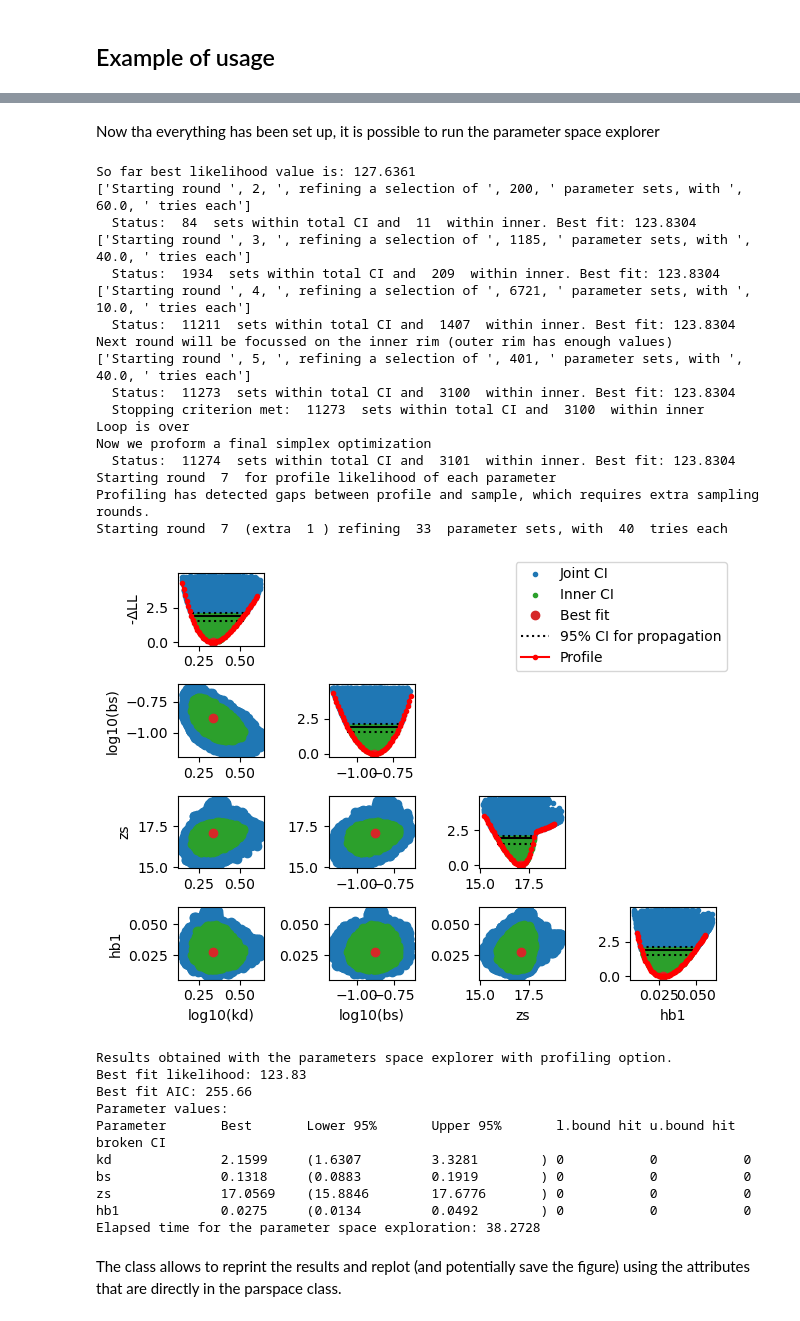
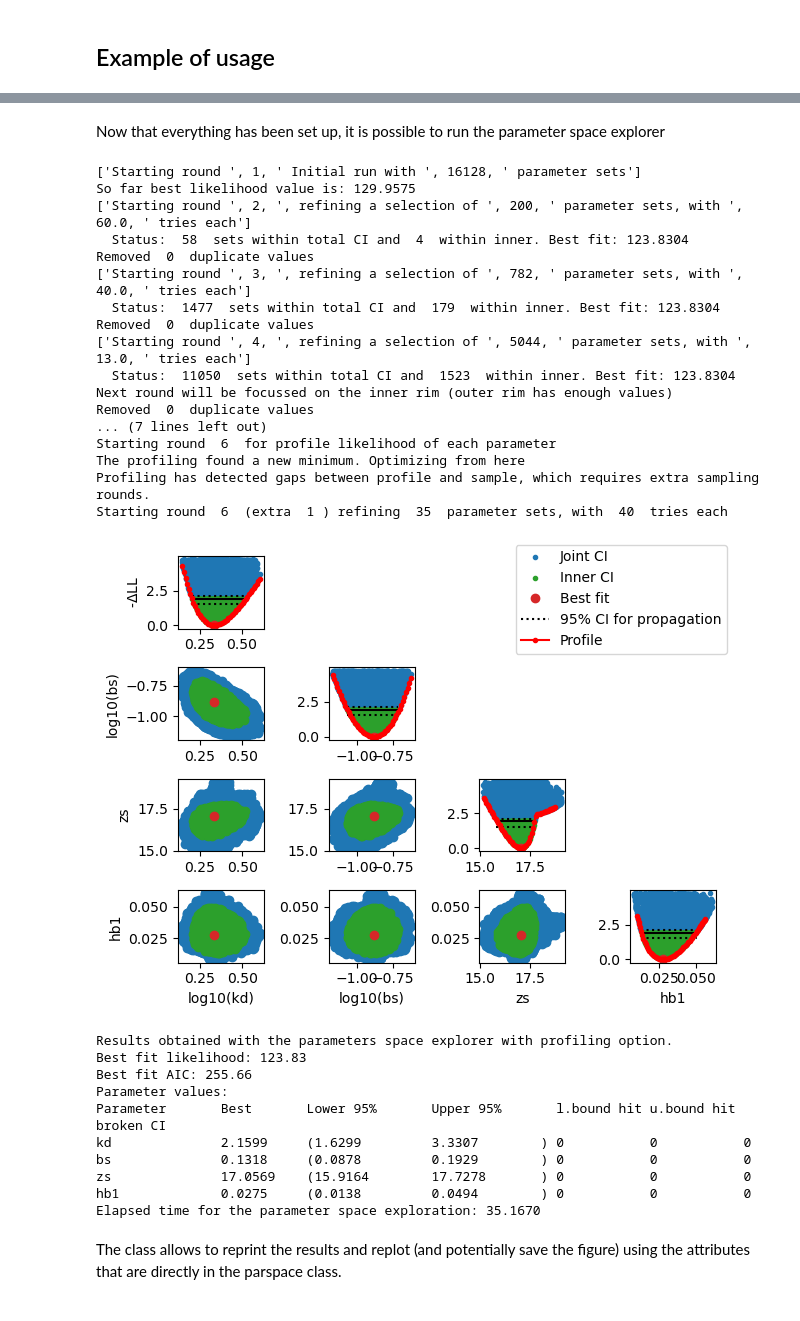
Before and after one commit to ibacon-GmbH-Modelling/pyGUTSred, a Jupyter notebook: use_example.ipynb, the cells around one changed output, grey strips where cells are left out. Drawn from its saved outputs; the diff is of its cells as text; code cells hidden in the pictures.

```diff
--- a/use_example.ipynb
+++ b/use_example.ipynb
@@ -100,36 +105,36 @@ setup the parameter space explorer
 # %% [markdown]
-Now tha everything has been set up, it is possible to run the parameter space explorer
+Now that everything has been set up, it is possible to run the parameter space explorer
 # %%
-SDfit.run_and_time_parspace()
+SDfit.run_and_time_parspace(batchmode=False,savefig=False)
 # %% [output]
-So far best likelihood value is: 127.6361
+['Starting round ', 1, ' Initial run with ', 16128, ' parameter sets']
+So far best likelihood value is: 129.9575
 ['Starting round ', 2, ', refining a selection of ', 200, ' parameter sets, with ', 60.0, ' tries each']
-  Status:  84  sets within total CI and  11  within inner. Best fit: 123.8304
-['Starting round ', 3, ', refining a selection of ', 1185, ' parameter sets, with ', 40.0, ' tries each']
-  Status:  1934  sets within total CI and  209  within inner. Best fit: 123.8304
-['Starting round ', 4, ', refining a selection of ', 6721, ' parameter sets, with ', 10.0, ' tries each']
-  Status:  11211  sets within total CI and  1407  within inner. Best fit: 123.8304
+  Status:  58  sets within total CI and  4  within inner. Best fit: 123.8304
+Removed  0  duplicate values
+['Starting round ', 3, ', refining a selection of ', 782, ' parameter sets, with ', 40.0, ' tries each']
+  Status:  1477  sets within total CI and  179  within inner. Best fit: 123.8304
+Removed  0  duplicate values
+['Starting round ', 4, ', refining a selection of ', 5044, ' parameter sets, with ', 13.0, ' tries each']
+  Status:  11050  sets within total CI and  1523  within inner. Best fit: 123.8304
 Next round will be focussed on the inner rim (outer rim has enough values)
-['Starting round ', 5, ', refining a selection of ', 401, ' parameter sets, with ', 40.0, ' tries each']
-  Status:  11273  sets within total CI and  3100  within inner. Best fit: 123.8304
-  Stopping criterion met:  11273  sets within total CI and  3100  within inner
-Loop is over
-Now we proform a final simplex optimization
-  Status:  11274  sets within total CI and  3101  within inner. Best fit: 123.8304
-Starting round  7  for profile likelihood of each parameter
+Removed  0  duplicate values
+... (7 lines left out)
+Starting round  6  for profile likelihood of each parameter
+The profiling found a new minimum. Optimizing from here
 Profiling has detected gaps between profile and sample, which requires extra sampling rounds.
-Starting round  7  (extra  1 ) refining  33  parameter sets, with  40  tries each
+Starting round  6  (extra  1 ) refining  35  parameter sets, with  40  tries each
-[figure, old version]
+[figure, new version]
 Results obtained with the parameters space explorer with profiling option.
 Best fit likelihood: 123.83
 Best fit AIC: 255.66
 Parameter values:
 Parameter       Best       Lower 95%       Upper 95%       l.bound hit u.bound hit broken CI
-kd              2.1599     (1.6307         3.3281        ) 0           0           0
-bs              0.1318     (0.0883         0.1919        ) 0           0           0
-zs              17.0569    (15.8846        17.6776       ) 0           0           0
-hb1             0.0275     (0.0134         0.0492        ) 0           0           0
-Elapsed time for the parameter space exploration: 38.2728
+kd              2.1599     (1.6299         3.3307        ) 0           0           0
+bs              0.1318     (0.0878         0.1929        ) 0           0           0
+zs              17.0569    (15.9164        17.7278       ) 0           0           0
+hb1             0.0275     (0.0138         0.0494        ) 0           0           0
+Elapsed time for the parameter space exploration: 35.1670
 # %% [markdown]
 The class allows to reprint the results and replot (and potentially save the figure) using the attributes that are directly in the parspace class.
 # %%
```
Also changed, not shown: parts of 6 cells of this notebook.
